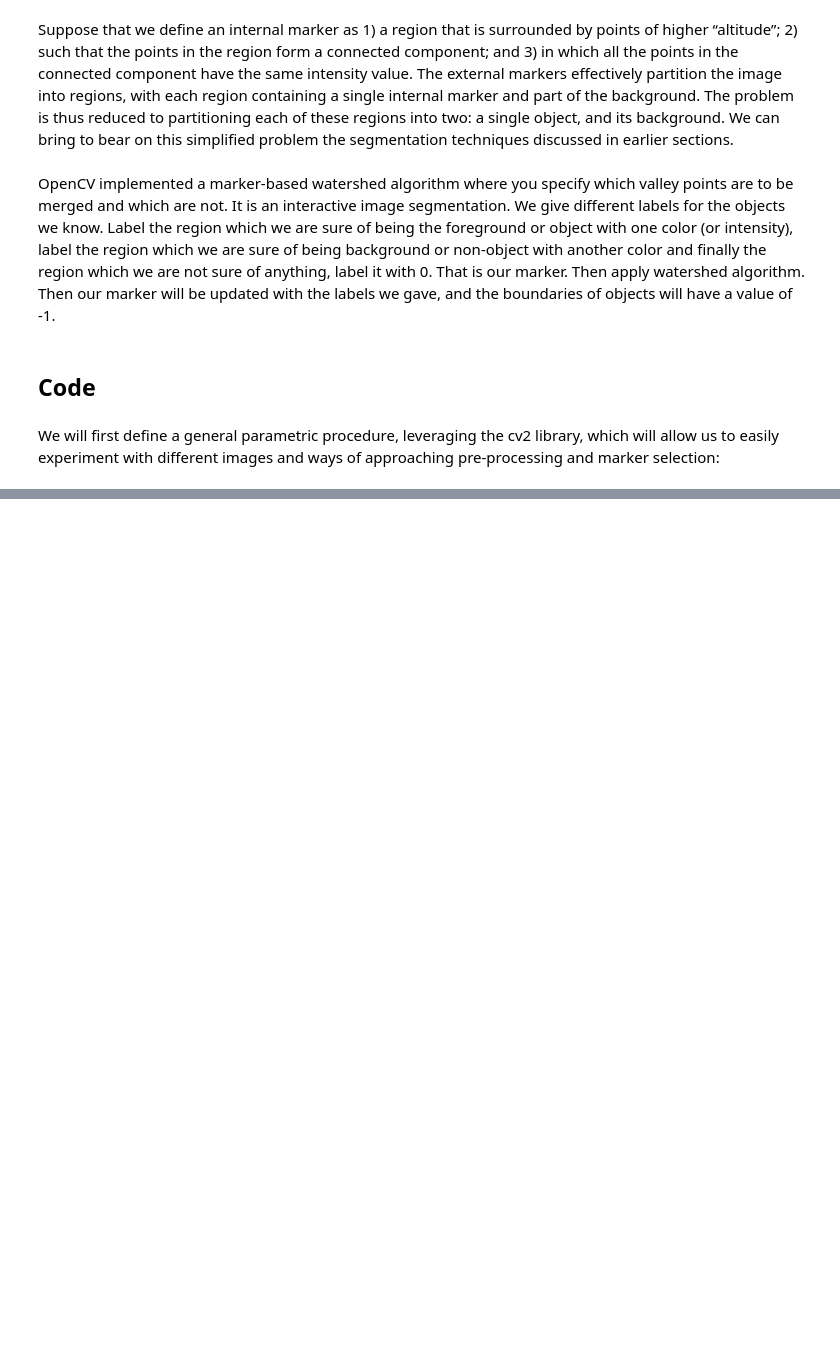
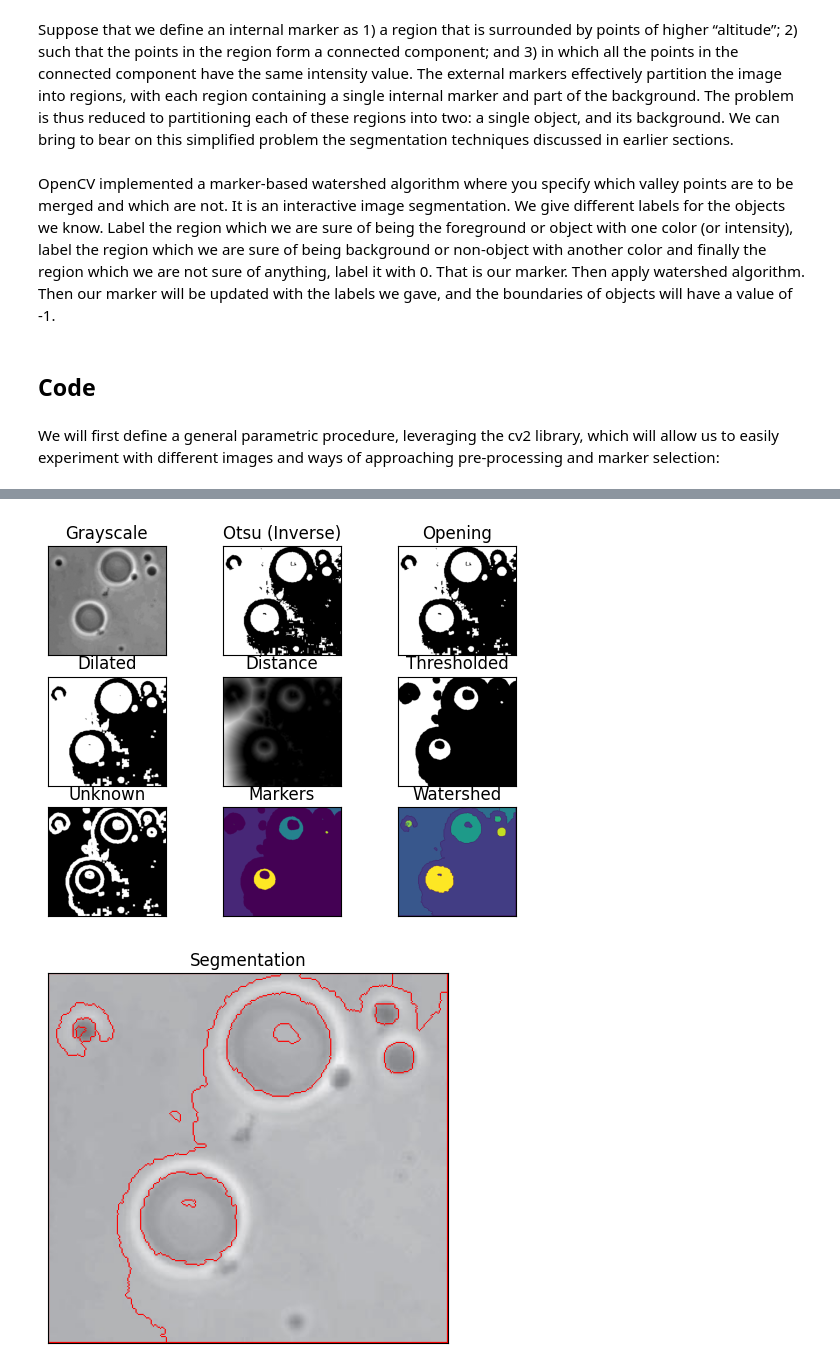
Before and after one commit to Kr1s1m/CV_Watershed_Transform, a Jupyter notebook: watershed.ipynb, the cells around one changed output, grey strips where cells are left out. Cells and saved outputs as stored; diff of their text form; code cells hidden in the pictures; blank space fills up the shorter version.

```diff
--- a/watershed.ipynb
+++ b/watershed.ipynb
@@ -236,0 +249,5 @@ watershed_transform('test_images//sheep_and_dog_2.jpg', 2, 3, 10, [255, 0, 0])
+# %%
+watershed_transform('test_images//book_cells.jpg', 2, 3, 10, [255, 0, 0])
+# %% [output]
+[figure, added]
+[figure, added]
```
Also changed, not shown: parts of 8 cells of this notebook, 1 other file.
